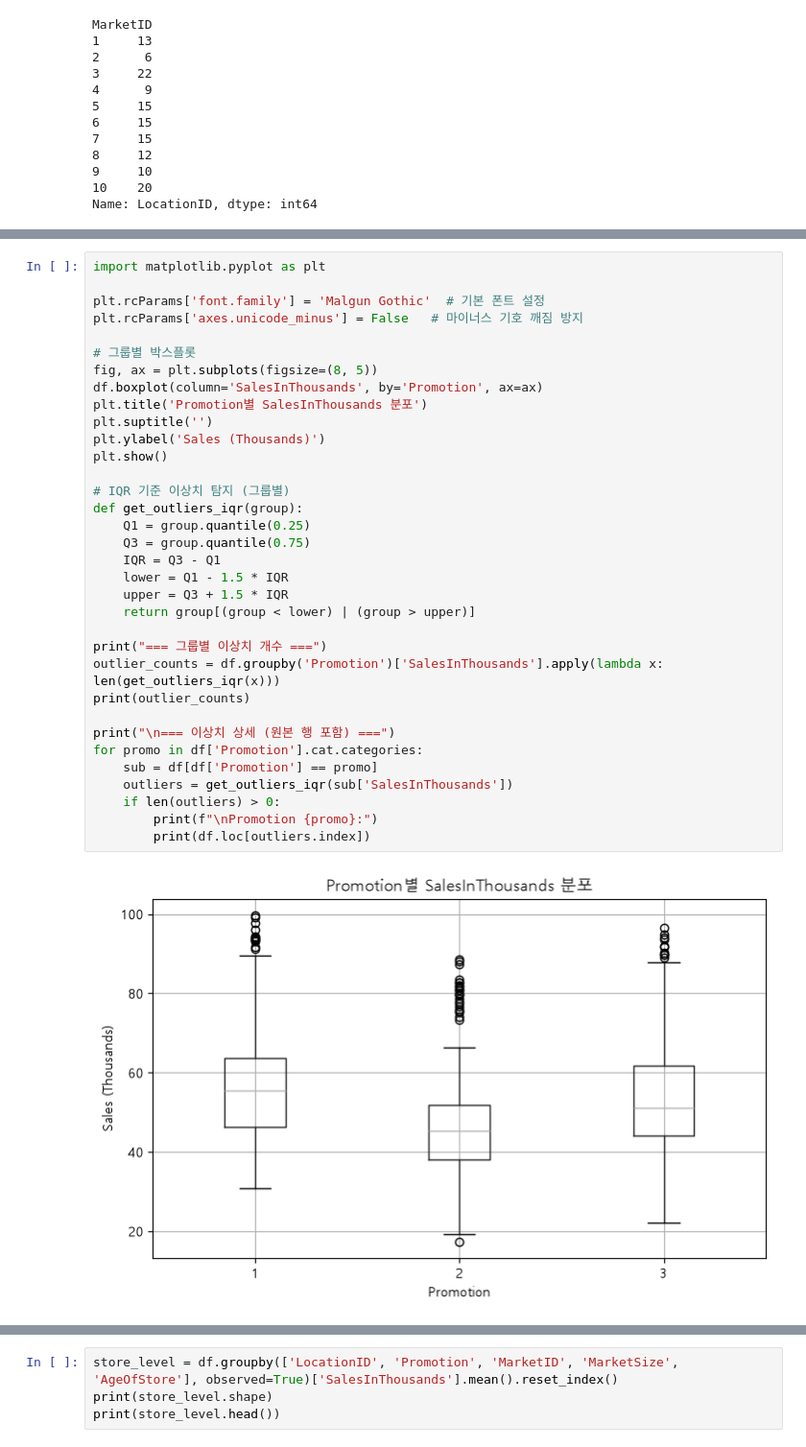
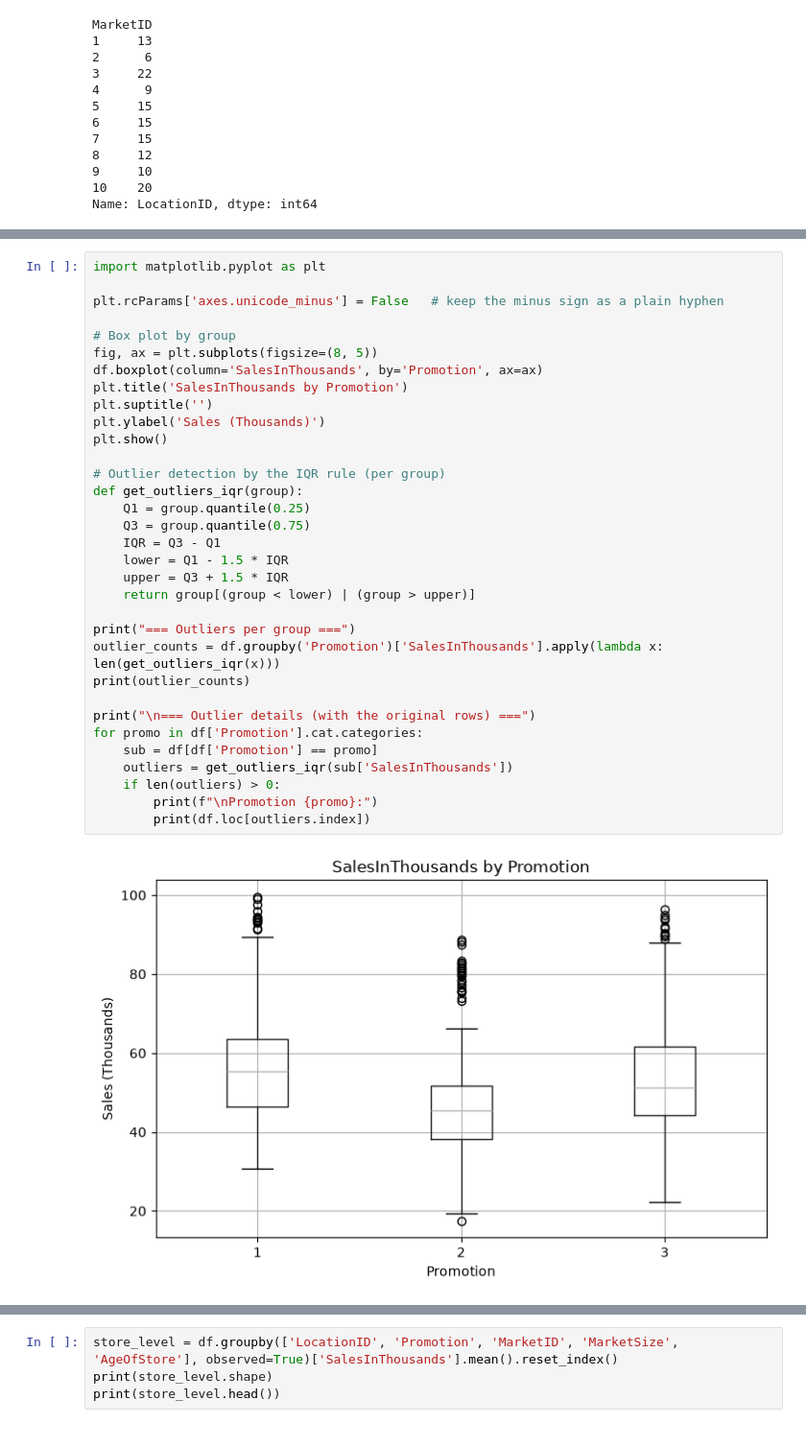
Before and after one commit to jiwoon-oh/fastfood-promotion-ab-test, a Jupyter notebook: promotion_ab_test.ipynb, the cells around one changed output, grey strips where cells are left out. Shown at 96% size. Cells and saved outputs as stored; diff of their text form.

```diff
--- a/promotion_ab_test.ipynb
+++ b/promotion_ab_test.ipynb
@@ -203,36 +203,35 @@ chi2 = 0.2336, p-value = 0.8898
 # %%
 import matplotlib.pyplot as plt
 
-plt.rcParams['font.family'] = 'Malgun Gothic'  # 기본 폰트 설정
-plt.rcParams['axes.unicode_minus'] = False   # 마이너스 기호 깨짐 방지
+plt.rcParams['axes.unicode_minus'] = False   # keep the minus sign as a plain hyphen
 
-# 그룹별 박스플롯
+# Box plot by group
 fig, ax = plt.subplots(figsize=(8, 5))
 df.boxplot(column='SalesInThousands', by='Promotion', ax=ax)
-plt.title('Promotion별 SalesInThousands 분포')
+plt.title('SalesInThousands by Promotion')
 plt.suptitle('')
 plt.ylabel('Sales (Thousands)')
 plt.show()
 
-# IQR 기준 이상치 탐지 (그룹별)
+# Outlier detection by the IQR rule (per group)
 def get_outliers_iqr(group):
     Q1 = group.quantile(0.25)
     Q3 = group.quantile(0.75)
     IQR = Q3 - Q1
     lower = Q1 - 1.5 * IQR
     upper = Q3 + 1.5 * IQR
     return group[(group < lower) | (group > upper)]
 
-print("=== 그룹별 이상치 개수 ===")
+print("=== Outliers per group ===")
 outlier_counts = df.groupby('Promotion')['SalesInThousands'].apply(lambda x: len(get_outliers_iqr(x)))
 print(outlier_counts)
 
-print("\n=== 이상치 상세 (원본 행 포함) ===")
+print("\n=== Outlier details (with the original rows) ===")
 for promo in df['Promotion'].cat.categories:
     sub = df[df['Promotion'] == promo]
     outliers = get_outliers_iqr(sub['SalesInThousands'])
     if len(outliers) > 0:
         print(f"\nPromotion {promo}:")
         print(df.loc[outliers.index])
 # %% [output]
-[figure, old version]
+[figure, new version]
```
Also changed, not shown: parts of 21 cells of this notebook, 1 other file.
